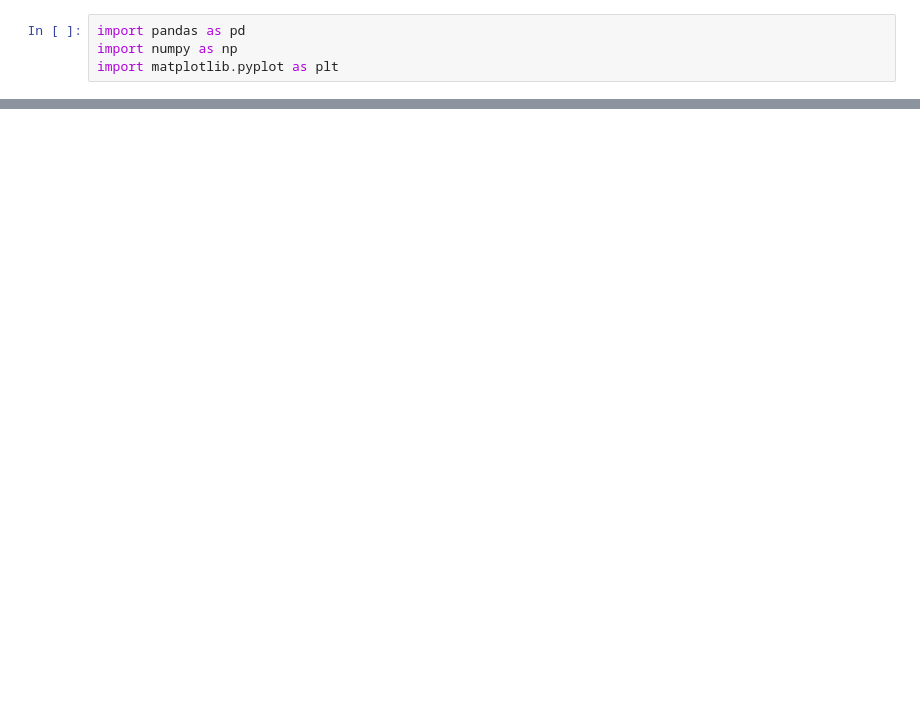
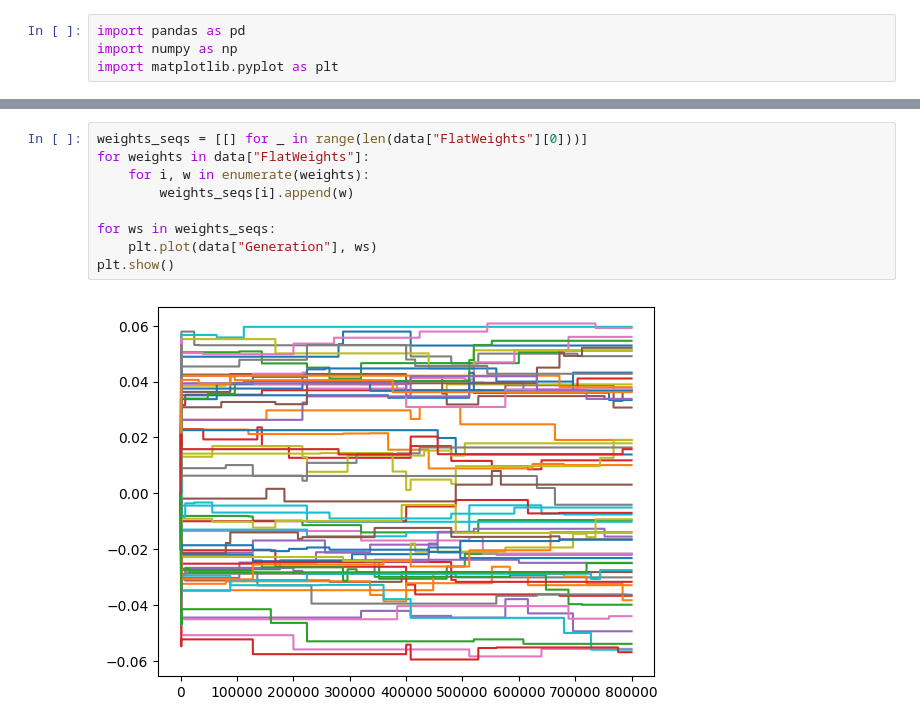
Before and after one commit to JoshPattman/evo-diffusion, a Jupyter notebook: torch.ipynb, the cells around one changed output, grey strips where cells are left out. Saved outputs shown, nothing was run; the diff lists cells and outputs as text; blank space fills up the shorter version.

```diff
--- a/torch.ipynb
+++ b/torch.ipynb
@@ -31,0 +33,11 @@ plt.show()
+# %%
+weights_seqs = [[] for _ in range(len(data["FlatWeights"][0]))]
+for weights in data["FlatWeights"]:
+    for i, w in enumerate(weights):
+        weights_seqs[i].append(w)
+
+for ws in weights_seqs:
+    plt.plot(data["Generation"], ws)
+plt.show()
+# %% [output]
+[figure, added]
```
Also changed, not shown: parts of 5 cells of this notebook, 1 other file.
